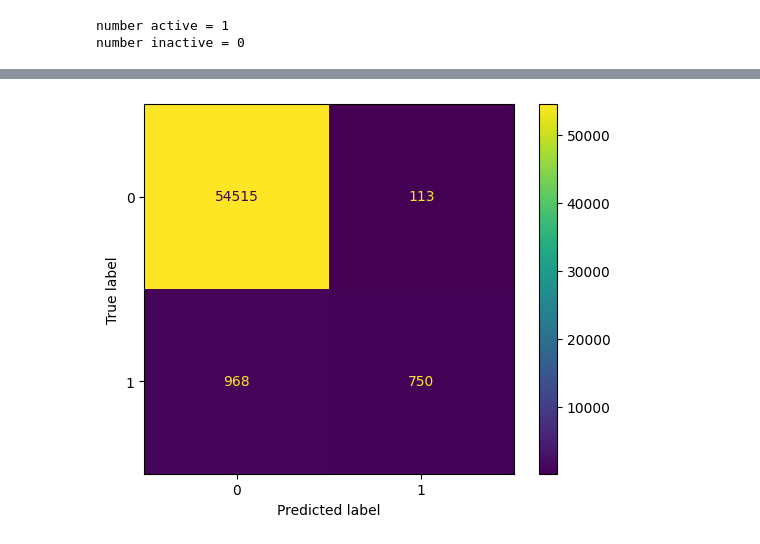
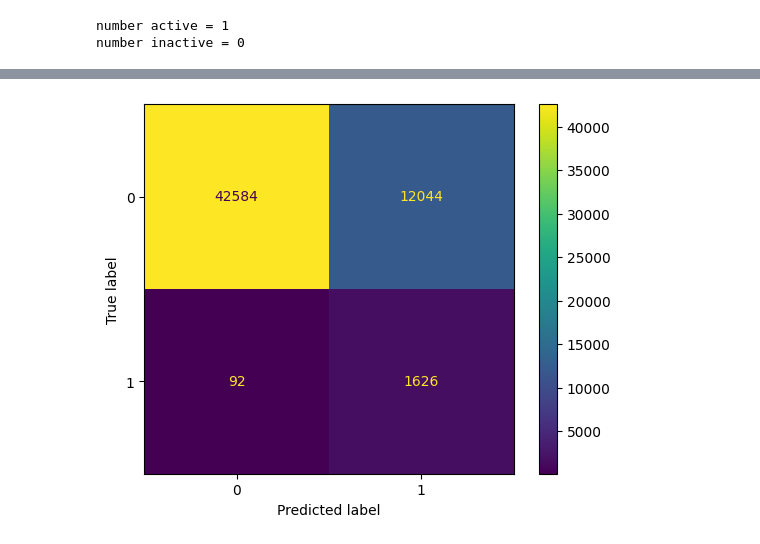
Before and after one commit to sofiacho/ECS171, a Jupyter notebook: notebook/main_algo.ipynb, the cells around one changed output, grey strips where cells are left out. Drawn from its saved outputs; the diff is of its cells as text; code cells hidden in the pictures.

Commit message:
Add class weights and use binary crossentropy as loss function

```diff
--- a/notebook/main_algo.ipynb
+++ b/notebook/main_algo.ipynb
@@ -268,3 +268,17 @@ sampled_df = large_df.sample(n=1000, random_state=42)
 X = large_df.drop(columns=['status'])
 y = large_df['status']
 train_data, test_data, train_label, test_label = train_test_split(X, y, test_size=0.25, stratify=y, random_state=42)
+# %%
+neg, pos = np.bincount(train_label)
+total = neg + pos
+print(
+    "Number of positive samples in training data: {} ({:.2f}% of total)".format(
+        pos, 100 * float(pos) / total
+    )
+)
+
+# Scaling by total/2 helps keep the loss to a similar magnitude.
+# The sum of the weights of all examples stays the same.
+weight_for_0 = (1 / neg) * (total / 2.0)
+weight_for_1 = (1 / pos) * (total / 2.0)
+class_weight = {0: weight_for_0, 1: weight_for_1}
@@ -313,7 +329,7 @@ def create_model(activation_function_hidden='relu',
 
     # compile the model using SGD as the optimizer and MSE as our loss function
     optimizer = tf.keras.optimizers.SGD(learning_rate=learning_rate, momentum=momentum)
-    model.compile(loss='mean_squared_error', optimizer=optimizer, metrics=['accuracy'])
+    model.compile(loss='binary_crossentropy', optimizer=optimizer, metrics=['accuracy'])
     return model
 # %%
 from sklearn.compose import make_column_transformer
@@ -339,12 +355,14 @@ standardized_columns = [
 transformer = make_column_transformer((StandardScaler(), standardized_columns), remainder='passthrough')
 model = make_pipeline(transformer, model)
 
-model.fit(train_data, train_label, kerasclassifier__epochs = 150, kerasclassifier__batch_size = 32, kerasclassifier__verbose = 1, kerasclassifier__validation_data = (test_data, test_label))
+model.fit(train_data, train_label, kerasclassifier__epochs = 150, kerasclassifier__batch_size = 32, kerasclassifier__verbose = 1, kerasclassifier__validation_data = (test_data, test_label), kerasclassifier__class_weight=class_weight)
 
-transformer = model.named_steps['columntransformer']
-model = model.named_steps['kerasclassifier'].model
-history = model.history
-model = make_pipeline(transformer, model)
+# transformer = model.named_steps['columntransformer']
+# model = model.named_steps['kerasclassifier'].model
+# history = model.history
+# model = make_pipeline(transformer, model)
+
+history = model.named_steps['kerasclassifier'].model.history
 
 # TODO: implement model evaluation and print/graph anything needed for visualization
 
@@ -521,7 +434,7 @@ number active = 1
 number inactive = 0
 # %%
 from sklearn.metrics import confusion_matrix, ConfusionMatrixDisplay
-train_label_pred = (train_pred >= threshold).astype(int)
+train_label_pred = loaded_model.predict(train_data)
 cm = confusion_matrix(train_label, train_label_pred)
 disp = ConfusionMatrixDisplay(confusion_matrix=cm)
 disp.plot()
@@ -530 +444 @@ plt.show()
-[figure, old version]
+[figure, new version]
```
Also changed, not shown: parts of 6 cells of this notebook, 2 other files.
